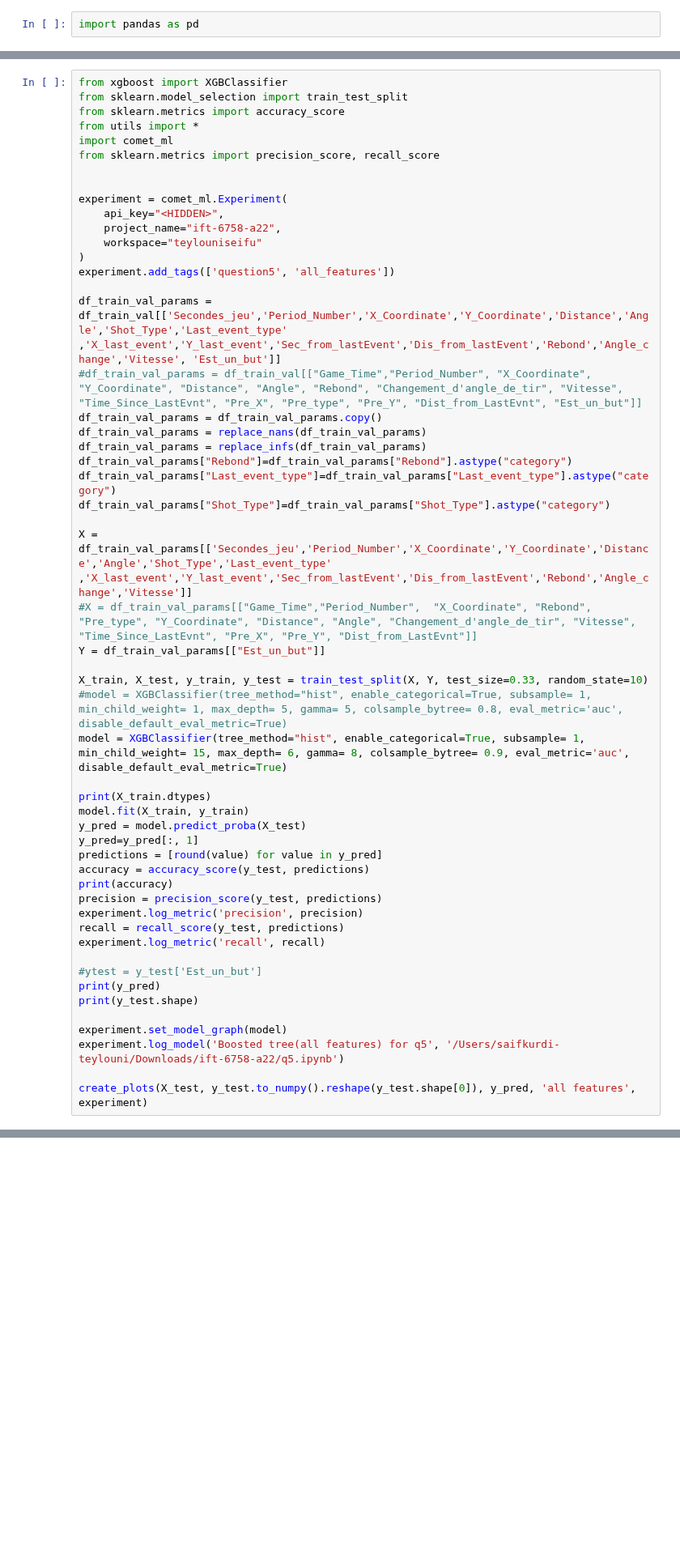
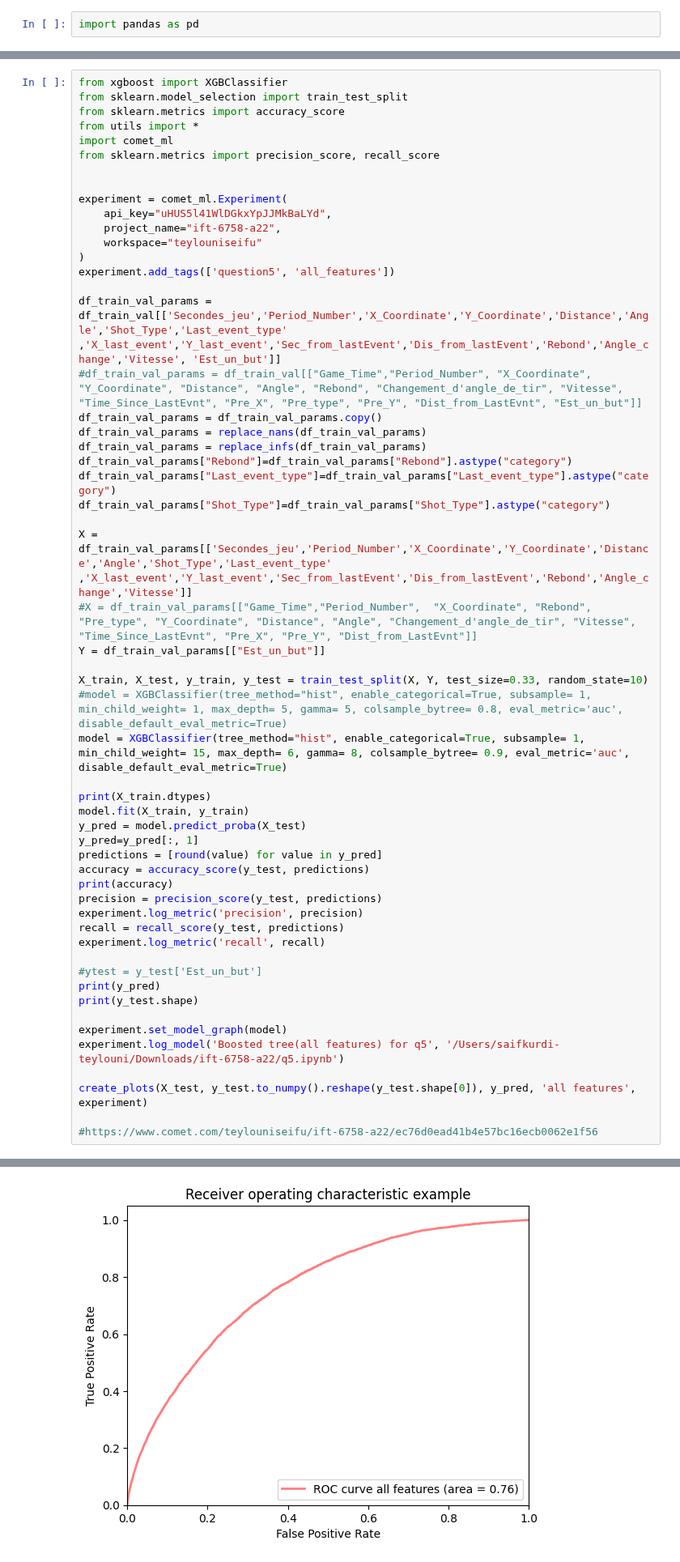
Before and after one commit to teylouniseif/ift-6758-a22, a Jupyter notebook: q5.ipynb, the cells around one changed output, grey strips where cells are left out. Shown at 81% size. Saved outputs shown, nothing was run; the diff lists cells and outputs as text; blank space fills up the shorter version.

```diff
--- a/q5.ipynb
+++ b/q5.ipynb
@@ -111,7 +107,7 @@ from sklearn.metrics import precision_score, recall_score
 
 
 experiment = comet_ml.Experiment(
-    api_key="<HIDDEN>",
+    api_key="uHUS5l41WlDGkxYpJJMkBaLYd",
     project_name="ift-6758-a22",
     workspace="teylouniseifu"
 )
@@ -156,3 +152,6 @@ experiment.set_model_graph(model)
 experiment.log_model('Boosted tree(all features) for q5', '/Users/saifkurdi-teylouni/Downloads/ift-6758-a22/q5.ipynb')
 
 create_plots(X_test, y_test.to_numpy().reshape(y_test.shape[0]), y_pred, 'all features', experiment)
+
+#https://www.comet.com/teylouniseifu/ift-6758-a22/ec76d0ead41b4e57bc16ecb0062e1f56
+# %% [output]
@@ -158,0 +180 @@ create_plots(X_test, y_test.to_numpy().reshape(y_test.shape[0]), y_pred, 'all fe
+[figure, added]
```
Also changed, not shown: parts of 6 cells of this notebook, 5 other files.
